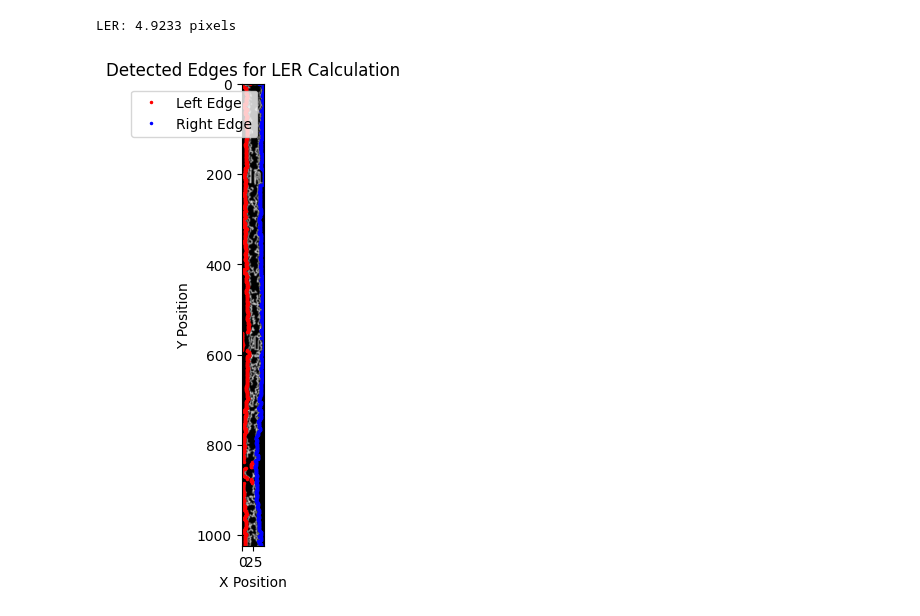
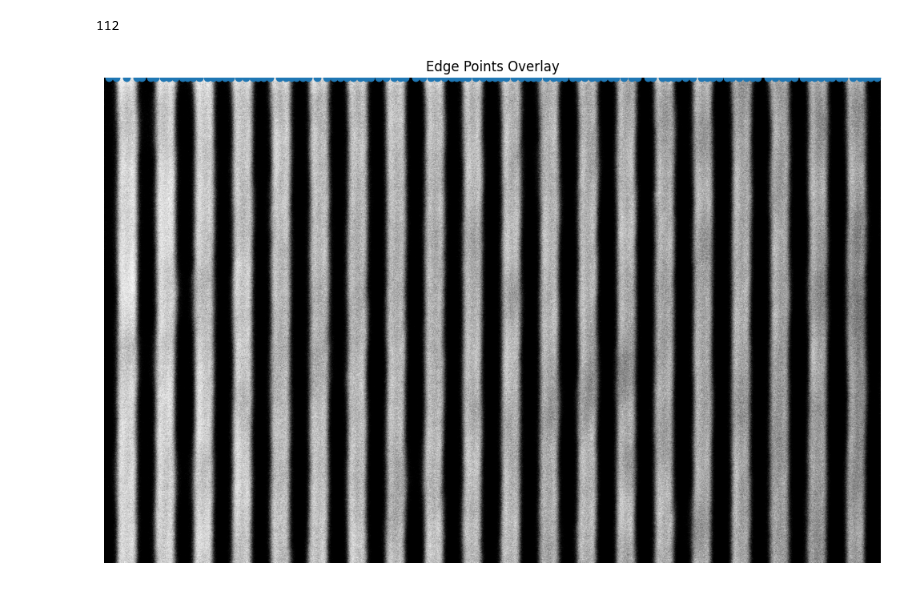
Before and after one commit to thrighun/DP, a Jupyter notebook: Code/LER analysis.ipynb, the cells around one changed output. Cells and saved outputs as stored; diff of their text form; code cells hidden in the pictures.

Commit message:
completed ler and lwr and psd graphs

```diff
--- a/Code/LER analysis.ipynb
+++ b/Code/LER analysis.ipynb
@@ -32,3 +38,0 @@ detect_edges("../Images/sample 5.png")
-# %%
-image = image_preprocess(load_image("../Images/sample 5.png"))
-image
@@ -42,0 +39,2 @@ array([[ 0,  0,  0, ...,  0,  0,  0],
+# %%
+image = setROI(image,(28, 1519, 28, 960))
@@ -43,5 +45,5 @@ array([[ 0,  0,  0, ...,  0,  0,  0],
 # %%
-for i in image:
-    print(i)
+for r in image:
+    print(r)
     break
 # %% [output]
@@ -96,20 +51,30 @@ plt.show()
-# %%
-mean_left_edge = np.mean(right_edge[:, 1])
-
-ler = np.std(right_edge[:, 1])
-
-print(f"LER: {ler:.4f} pixels")
-# %% [output]
-LER: 4.9233 pixels
-# %%
-plt.figure(figsize=(8, 6))
-plt.imshow(image, cmap='gray')
-plt.plot( left_edge[:, 1],left_edge[:, 0], 'r.', markersize=3, label="Left Edge")
-plt.plot(right_edge[:, 1],right_edge[:, 0],  'b.', markersize=3, label="Right Edge")
-plt.legend()
-plt.xlabel("X Position")
-plt.ylabel("Y Position")
-plt.title("Detected Edges for LER Calculation")
-plt.show()
-# %% [output]
-[figure, removed]
+# %%
+p = []
+for r in image:
+    poly_fit = np.polyfit(np.arange(len(r)), r, deg=2)
+    poly_curve = np.polyval(poly_fit, np.arange(len(r)))
+    flattened = r - poly_curve[:, None]
+    intensity_profile = np.mean(flattened, axis=0)
+    smoothed_profile = savgol_filter(intensity_profile, window_length=11, polyorder=2)
+    derivative = np.diff(smoothed_profile)
+    peaks, _ = find_peaks(np.abs(derivative), prominence=0.36, distance=10)
+    p.append(peaks)
+# %%
+len(p[100])
+# %% [output]
+112
+# %%
+plt.figure(figsize=(10, 10))
+plt.imshow(image, cmap='gray')
+
+#for x in range(1000):
+#    plt.scatter([x]*63,p[x], color='red', s=1)
+
+plt.scatter(p[1],[0]*len(p[1]))
+
+plt.title("Edge Points Overlay")
+plt.axis('off')
+plt.tight_layout()
+plt.show()
+# %% [output]
+[figure, added]
```
Also changed, not shown: parts of 13 cells of this notebook, 11 other files.
